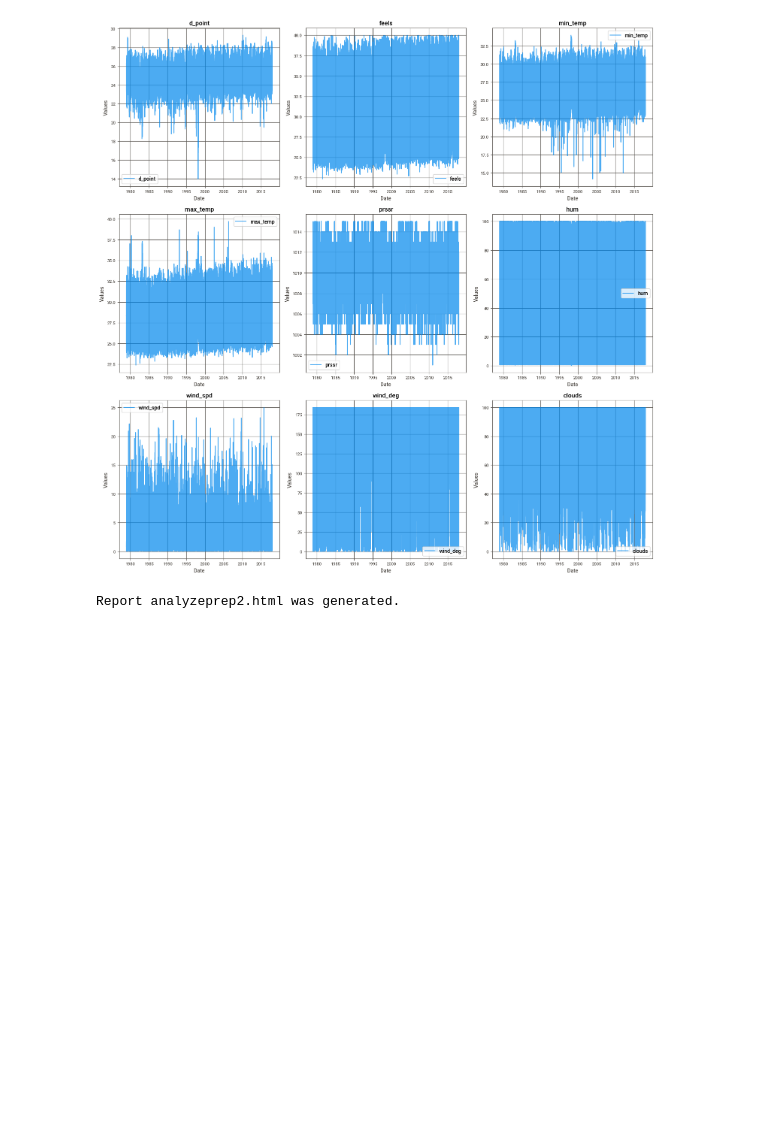
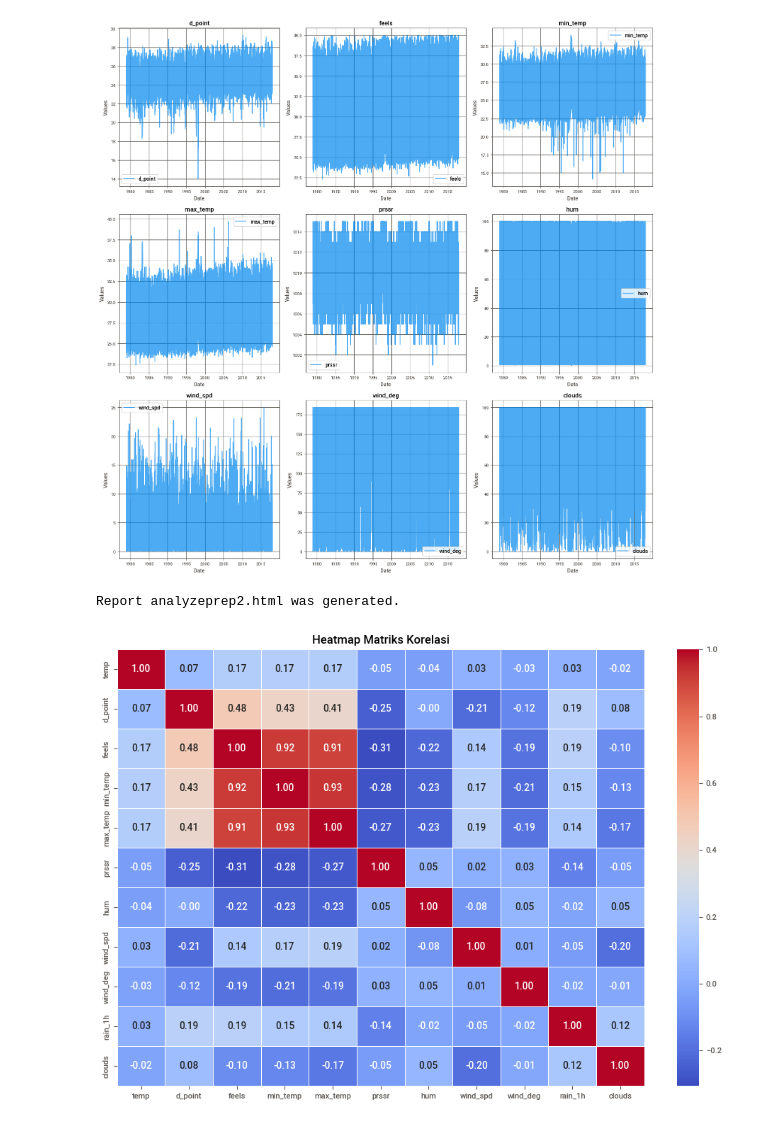
Before and after one commit to wildandr/https---github.com-wildandr-SipalingDatav2, a Jupyter notebook: preprosessingkhususpreasure.ipynb, the cells around one changed output. Drawn from its saved outputs; the diff is of its cells as text; code cells hidden in the pictures; blank space fills up the shorter version.

```diff
--- a/preprosessingkhususpreasure.ipynb
+++ b/preprosessingkhususpreasure.ipynb
@@ -565,3 +565,28 @@ analyze_report = sv.analyze(df)
 analyze_report.show_html('analyzeprep2.html', open_browser=False)
 # %% [output]
 Report analyzeprep2.html was generated.
+# %%
+import pandas as pd
+import seaborn as sns
+import matplotlib.pyplot as plt
+
+# # Membaca dataset dari file CSV
+# df = pd.read_csv("train_modified.csv")
+
+# Daftar kolom yang ingin Anda hitung korelasinya
+kolom_korelasi = ["temp", "d_point", "feels", "min_temp", "max_temp", "prssr",
+                "hum", "wind_spd", "wind_deg", "rain_1h", "clouds"]
+
+# Memfilter kolom-kolom yang memiliki tipe data numerik
+kolom_numerik = df[kolom_korelasi].select_dtypes(include=['number'])
+
+# Menghitung matriks korelasi
+matriks_korelasi = kolom_numerik.corr()
+
+# Membuat heatmap dari matriks korelasi
+plt.figure(figsize=(12, 8))
+sns.heatmap(matriks_korelasi, annot=True, cmap='coolwarm', fmt=".2f", linewidths=.5)
+plt.title('Heatmap Matriks Korelasi')
+plt.show()
+# %% [output]
+[figure, added]
```
Also changed, not shown: 5 other files.
